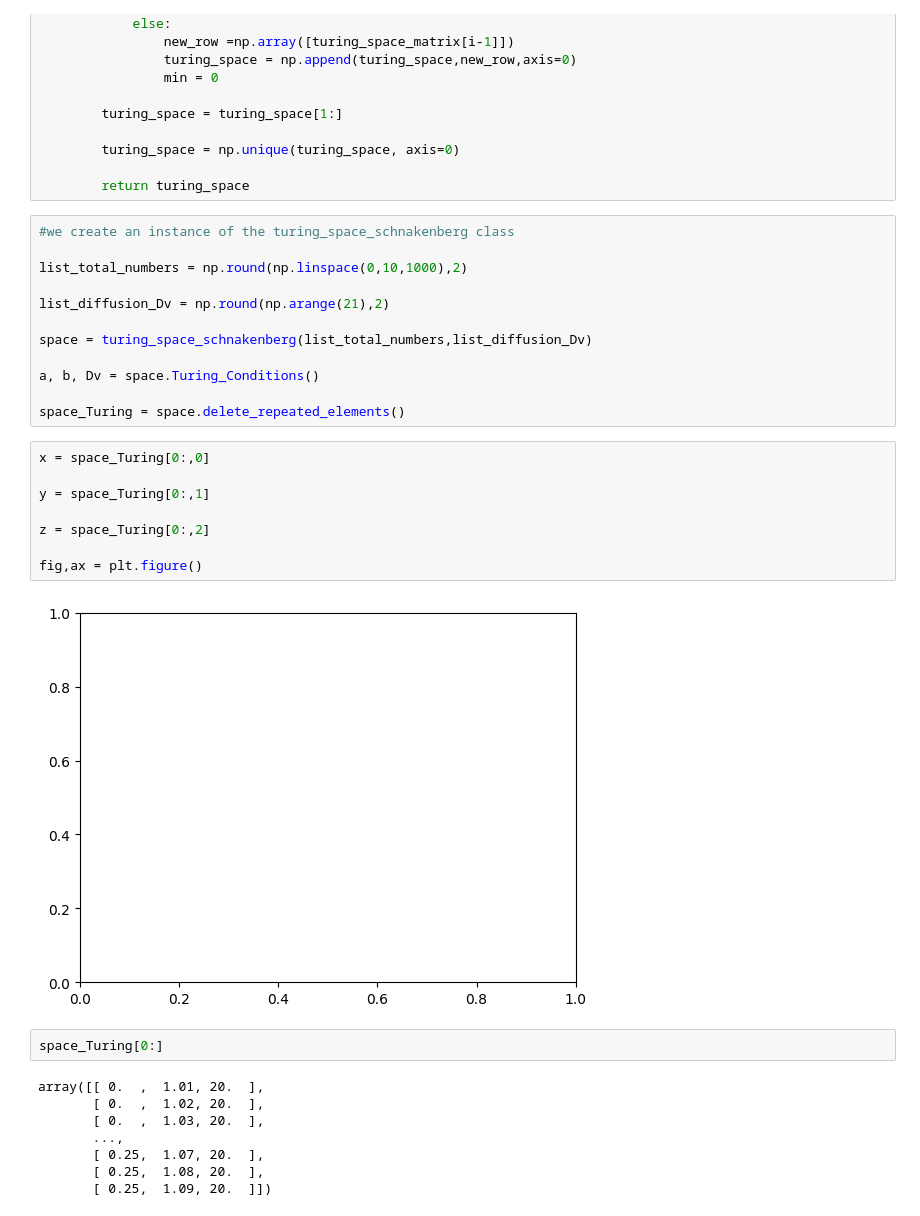
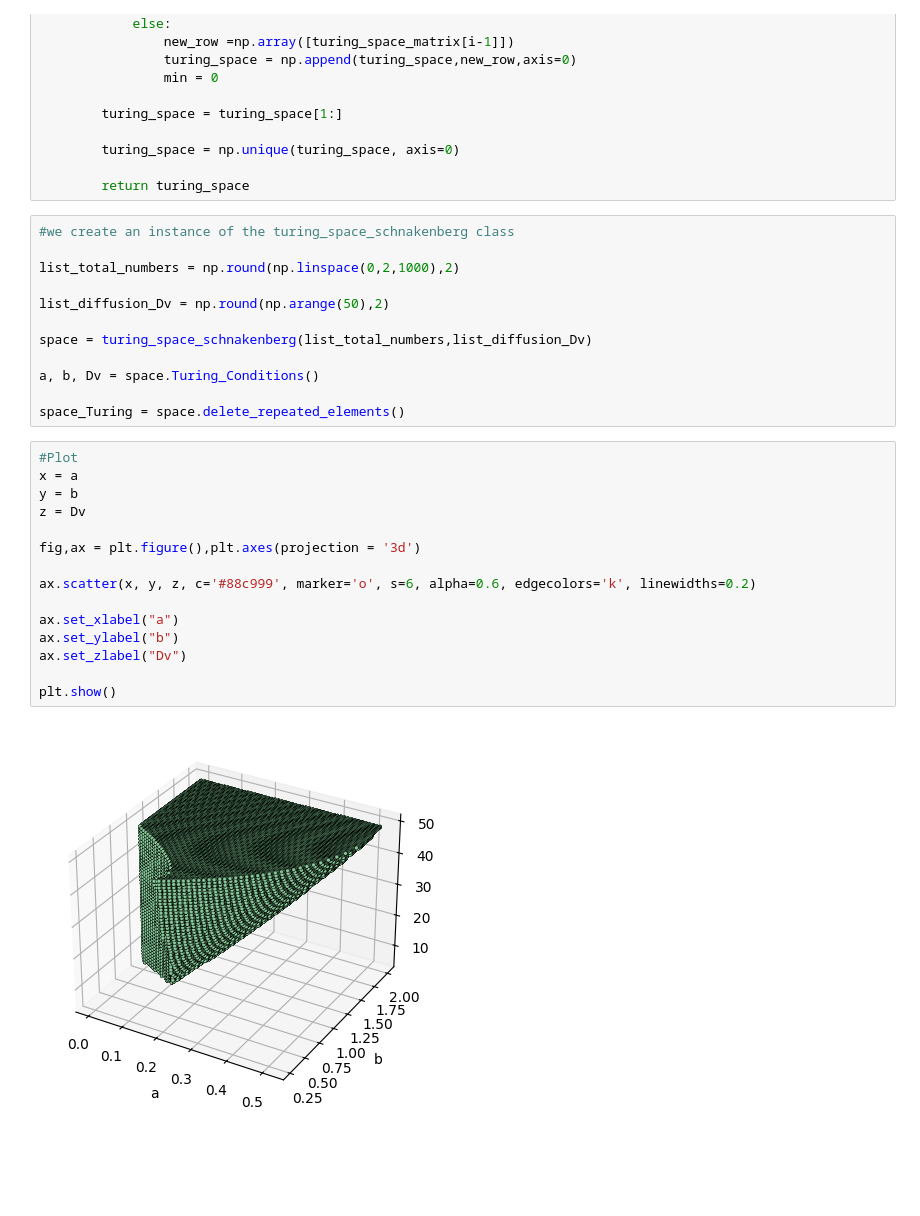
Before and after one commit to Miguel-neuron/Turing_Space, a Jupyter notebook: Turing_Space_Schnakenberg.ipynb, the cells around one changed output. Saved outputs shown, nothing was run; the diff lists cells and outputs as text; blank space fills up the shorter version.

Commit message:
Se agregó el plot

```diff
--- a/Turing_Space_Schnakenberg.ipynb
+++ b/Turing_Space_Schnakenberg.ipynb
@@ -53,9 +53,9 @@ class turing_space_schnakenberg:
 # %%
 #we create an instance of the turing_space_schnakenberg class
 
-list_total_numbers = np.round(np.linspace(0,10,1000),2)
+list_total_numbers = np.round(np.linspace(0,2,1000),2)
 
-list_diffusion_Dv = np.round(np.arange(21),2)
+list_diffusion_Dv = np.round(np.arange(50),2)
 
 space = turing_space_schnakenberg(list_total_numbers,list_diffusion_Dv)
 
@@ -63,22 +63,19 @@ a, b, Dv = space.Turing_Conditions()
 
 space_Turing = space.delete_repeated_elements()
 # %%
-x = space_Turing[0:,0]
+#Plot
+x = a
+y = b
+z = Dv
 
-y = space_Turing[0:,1]
+fig,ax = plt.figure(),plt.axes(projection = '3d')
 
-z = space_Turing[0:,2]
+ax.scatter(x, y, z, c='#88c999', marker='o', s=6, alpha=0.6, edgecolors='k', linewidths=0.2)
 
-fig,ax = plt.figure()
+ax.set_xlabel("a")
+ax.set_ylabel("b")
+ax.set_zlabel("Dv")
+
+plt.show()
 # %% [output]
-[figure, old version]
+[figure, new version]
-# %%
-space_Turing[0:]
-# %% [output]
-array([[ 0.  ,  1.01, 20.  ],
-       [ 0.  ,  1.02, 20.  ],
-       [ 0.  ,  1.03, 20.  ],
-       ...,
-       [ 0.25,  1.07, 20.  ],
-       [ 0.25,  1.08, 20.  ],
-       [ 0.25,  1.09, 20.  ]])
```
